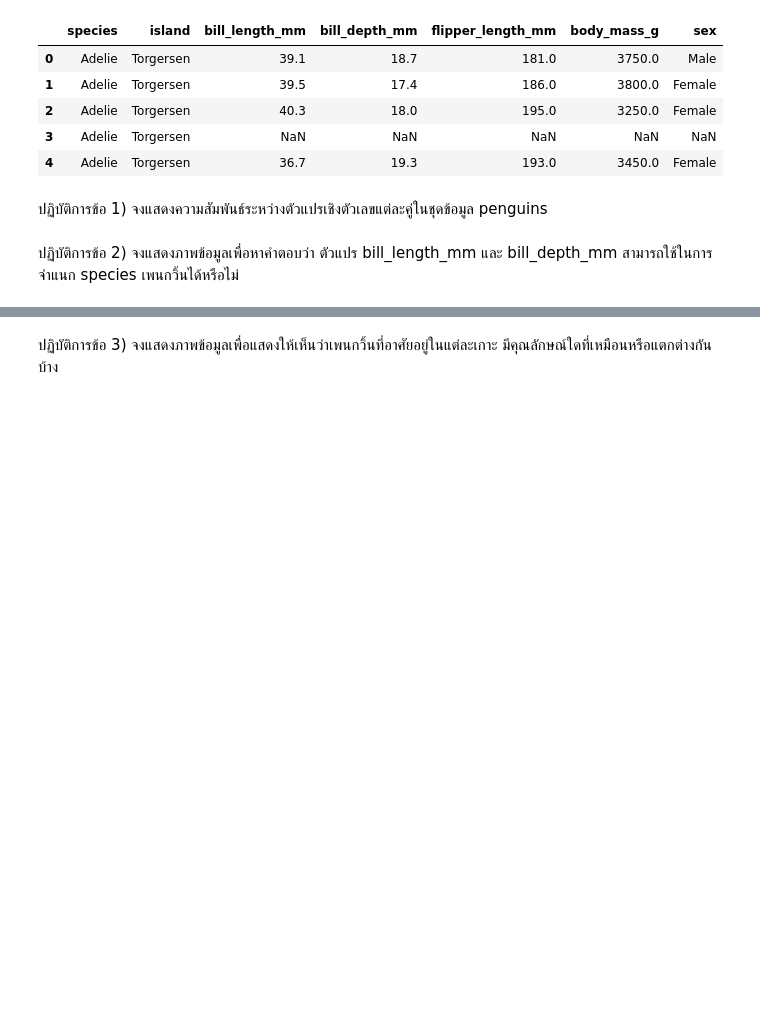
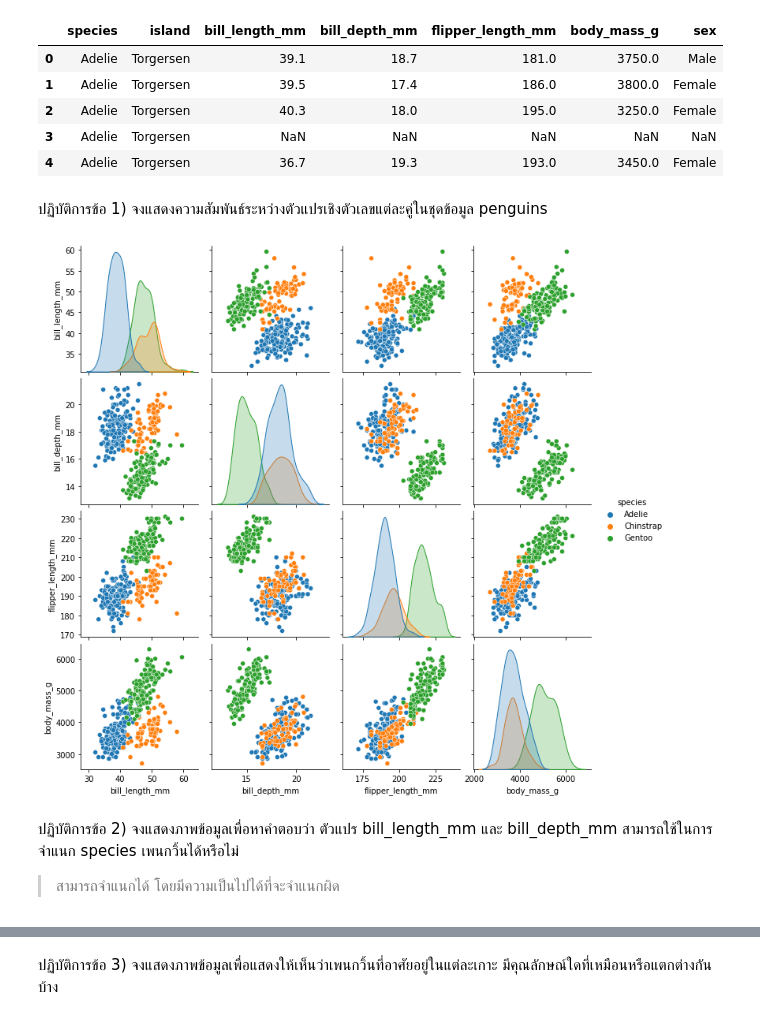
Before and after one commit to tackulus/204426, a Jupyter notebook: Lab_09_610510531.ipynb, the cells around one changed output, grey strips where cells are left out. Drawn from its saved outputs; the diff is of its cells as text; code cells hidden in the pictures; blank space fills up the shorter version.

```diff
--- a/Lab_09_610510531.ipynb
+++ b/Lab_09_610510531.ipynb
@@ -94,2 +92,10 @@ penguins.head()
+# %%
+# Answer here!
+fig = sns.pairplot(data=penguins, hue='species')
+plt.show(fig)
+# %% [output]
+[figure, added]
 # %% [markdown]
 ปฏิบัติการข้อ 2) จงแสดงภาพข้อมูลเพื่อหาคำตอบว่า ตัวแปร bill_length_mm	และ bill_depth_mm สามารถใช้ในการจำแนก species เพนกวิ้นได้หรือไม่
+
+> สามารถจำแนกได้ โดยมีความเป็นไปได้ที่จะจำแนกผิด
```
Also changed, not shown: parts of 19 cells of this notebook.
